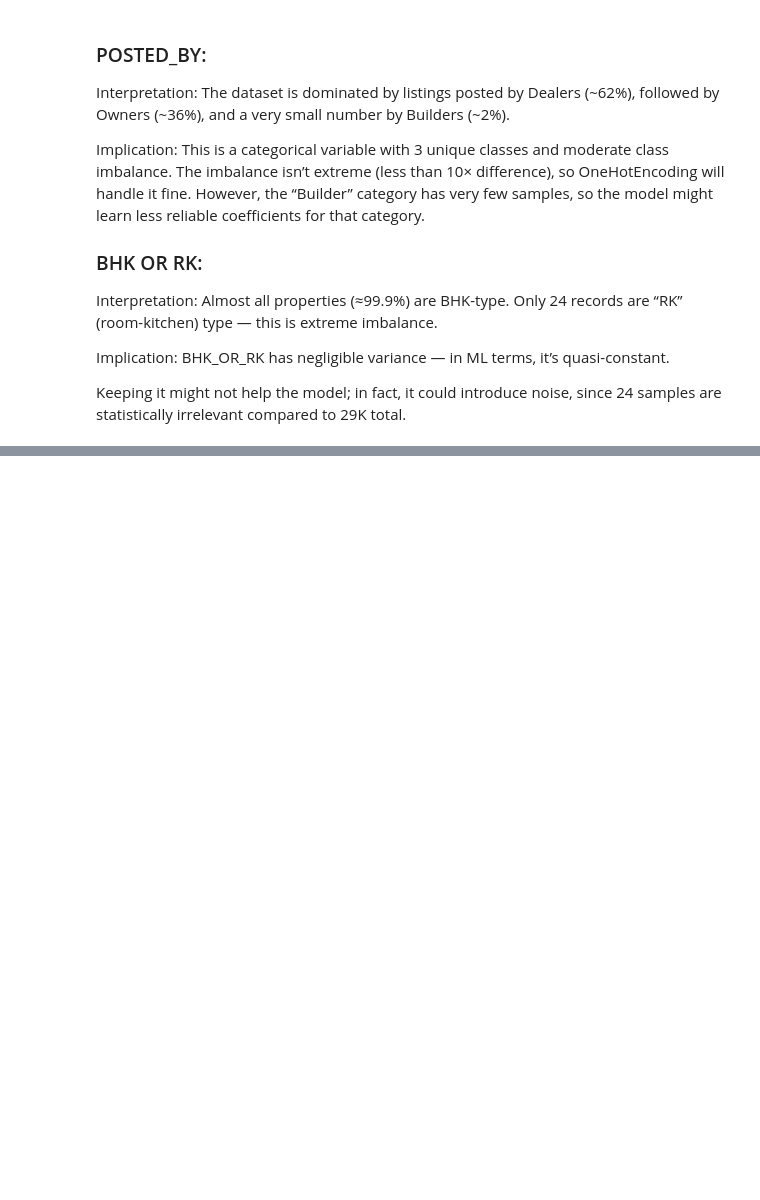
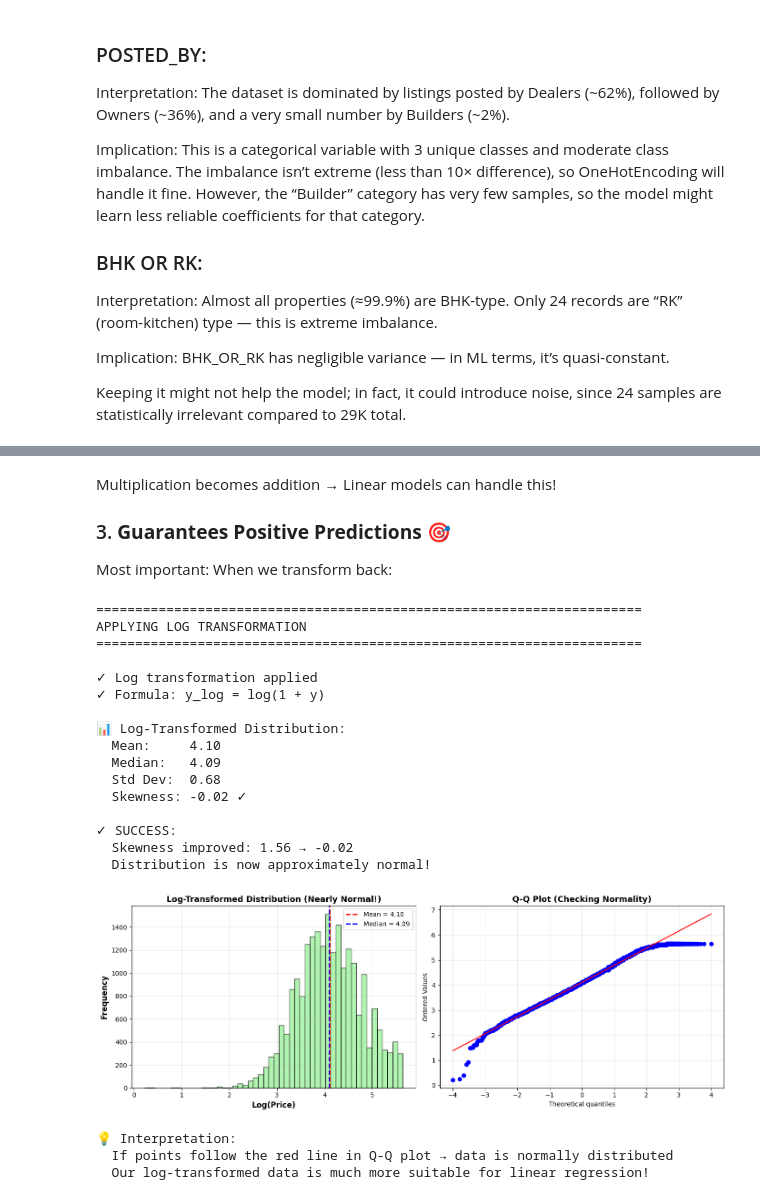
Before and after one commit to JohnEvansOkyere/real-estate-price-prediction-ridge-lasso, a Jupyter notebook: Notebook/House_Price_Prediction.ipynb, the cells around one changed output, grey strips where cells are left out. Saved outputs shown, nothing was run; the diff lists cells and outputs as text; code cells hidden in the pictures; blank space fills up the shorter version.

```diff
--- a/Notebook/House_Price_Prediction.ipynb
+++ b/Notebook/House_Price_Prediction.ipynb
@@ -451,0 +658,76 @@ TypeError: got an unexpected keyword argument 'squared'
+# %% [markdown]
+Multiplication becomes addition → Linear models can handle this!
+
+### 3. **Guarantees Positive Predictions** 🎯
+Most important: When we transform back:
+# %%
+print("="*70)
+print("APPLYING LOG TRANSFORMATION")
+print("="*70)
+
+# Apply log transformation
+y_train_log = np.log1p(y_train)  # log(1 + price)
+y_val_log = np.log1p(y_val)
+
+print("\n✓ Log transformation applied")
+print(f"✓ Formula: y_log = log(1 + y)")
+
+# Analyze transformed distribution
+print("\n📊 Log-Transformed Distribution:")
+print(f"  Mean:     {y_train_log.mean():.2f}")
+print(f"  Median:   {y_train_log.median():.2f}")
+print(f"  Std Dev:  {y_train_log.std():.2f}")
+print(f"  Skewness: {y_train_log.skew():.2f} ✓")
+
+# Check if skewness improved
+if abs(y_train_log.skew()) < 0.5:
+    print(f"\n✓ SUCCESS:")
+    print(f"  Skewness improved: {y_train.skew():.2f} → {y_train_log.skew():.2f}")
+    print(f"  Distribution is now approximately normal!")
+
+# Visualize transformed distribution
+fig, axes = plt.subplots(1, 2, figsize=(14, 5))
+
+# Histogram
+axes[0].hist(y_train_log, bins=50, edgecolor='black', alpha=0.7, color='lightgreen')
+axes[0].axvline(y_train_log.mean(), color='red', linestyle='--', linewidth=2, label=f'Mean = {y_train_log.mean():.2f}')
+axes[0].axvline(y_train_log.median(), color='blue', linestyle='--', linewidth=2, label=f'Median = {y_train_log.median():.2f}')
+axes[0].set_xlabel('Log(Price)', fontsize=12, fontweight='bold')
+axes[0].set_ylabel('Frequency', fontsize=12, fontweight='bold')
+axes[0].set_title('Log-Transformed Distribution (Nearly Normal!)', fontsize=13, fontweight='bold')
+axes[0].legend()
+axes[0].grid(alpha=0.3)
+
+# Q-Q plot to check normality
+from scipy import stats
+stats.probplot(y_train_log, dist="norm", plot=axes[1])
+axes[1].set_title('Q-Q Plot (Checking Normality)', fontsize=13, fontweight='bold')
+axes[1].grid(alpha=0.3)
+
+plt.tight_layout()
+plt.show()
+
+print(f"\n💡 Interpretation:")
+print(f"  If points follow the red line in Q-Q plot → data is normally distributed")
+print(f"  Our log-transformed data is much more suitable for linear regression!")
+# %% [output]
+======================================================================
+APPLYING LOG TRANSFORMATION
+======================================================================
+
+✓ Log transformation applied
+✓ Formula: y_log = log(1 + y)
+
+📊 Log-Transformed Distribution:
+  Mean:     4.10
+  Median:   4.09
+  Std Dev:  0.68
+  Skewness: -0.02 ✓
+
+✓ SUCCESS:
+  Skewness improved: 1.56 → -0.02
+  Distribution is now approximately normal!
+[figure, added]
+💡 Interpretation:
+  If points follow the red line in Q-Q plot → data is normally distributed
+  Our log-transformed data is much more suitable for linear regression!
```
Also changed, not shown: parts of 57 cells of this notebook, 1 other file.
